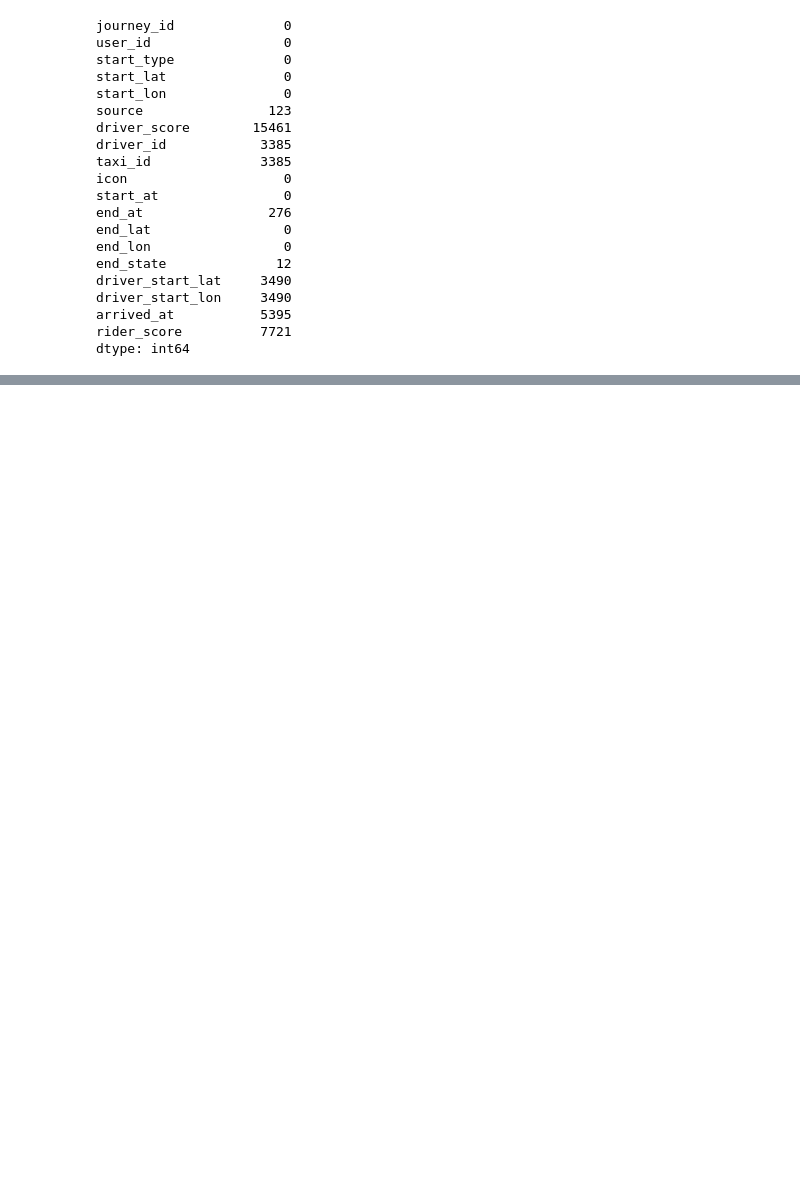
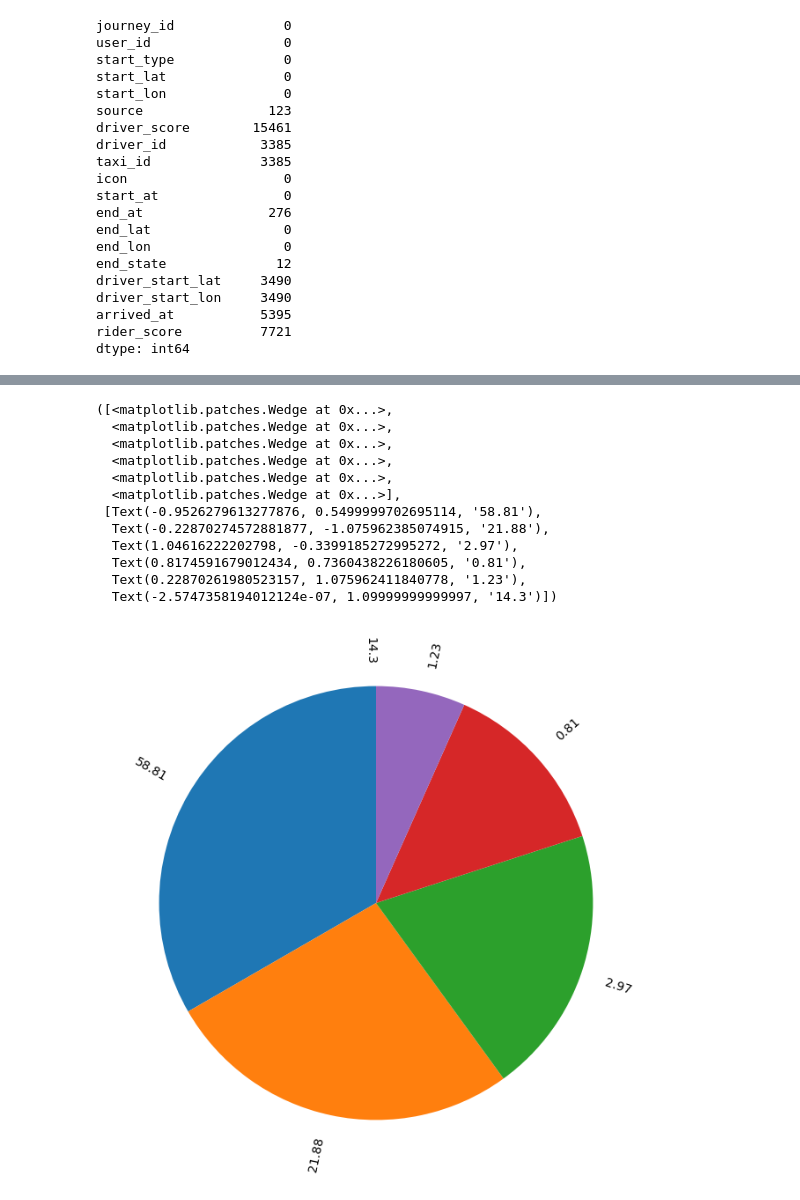
Before and after one commit to samiralikperov/python-portfolio, a Jupyter notebook: Projects/Taxi _Ride_Data_Analysis_from_Peru.ipynb, the cells around one changed output, grey strips where cells are left out. Saved outputs shown, nothing was run; the diff lists cells and outputs as text; code cells hidden in the pictures; blank space fills up the shorter version.

```diff
--- a/Projects/Taxi _Ride_Data_Analysis_from_Peru.ipynb
+++ b/Projects/Taxi _Ride_Data_Analysis_from_Peru.ipynb
@@ -132,0 +269,8 @@ dtype: int64
+# %%
+driver_score_counts = taxi.driver_score.value_counts(normalize=True)\
+                        .mul(100)\
+                        .round(2)\
+                        .reset_index()\
+                        .rename(columns={'driver_score':'percentage', 'proportion':'driver_score'})\
+                        .sort_values('driver_score', ascending=False)
+driver_score_counts
@@ -132,0 +288,20 @@ dtype: int64
+# %%
+plt.figure(figsize=(8, 8))
+plt.pie(driver_score_counts['percentage'],
+        startangle=90,
+        labels=driver_score_counts['driver_score'],
+        rotatelabels=True)
+# %% [output]
+([<matplotlib.patches.Wedge at 0x...>,
+  <matplotlib.patches.Wedge at 0x...>,
+  <matplotlib.patches.Wedge at 0x...>,
+  <matplotlib.patches.Wedge at 0x...>,
+  <matplotlib.patches.Wedge at 0x...>,
+  <matplotlib.patches.Wedge at 0x...>],
+ [Text(-0.9526279613277876, 0.5499999702695114, '58.81'),
+  Text(-0.22870274572881877, -1.075962385074915, '21.88'),
+  Text(1.04616222202798, -0.3399185272995272, '2.97'),
+  Text(0.8174591679012434, 0.7360438226180605, '0.81'),
+  Text(0.22870261980523157, 1.075962411840778, '1.23'),
+  Text(-2.5747358194012124e-07, 1.09999999999997, '14.3')])
+[figure, added]
```
Also changed, not shown: parts of 64 cells of this notebook.
